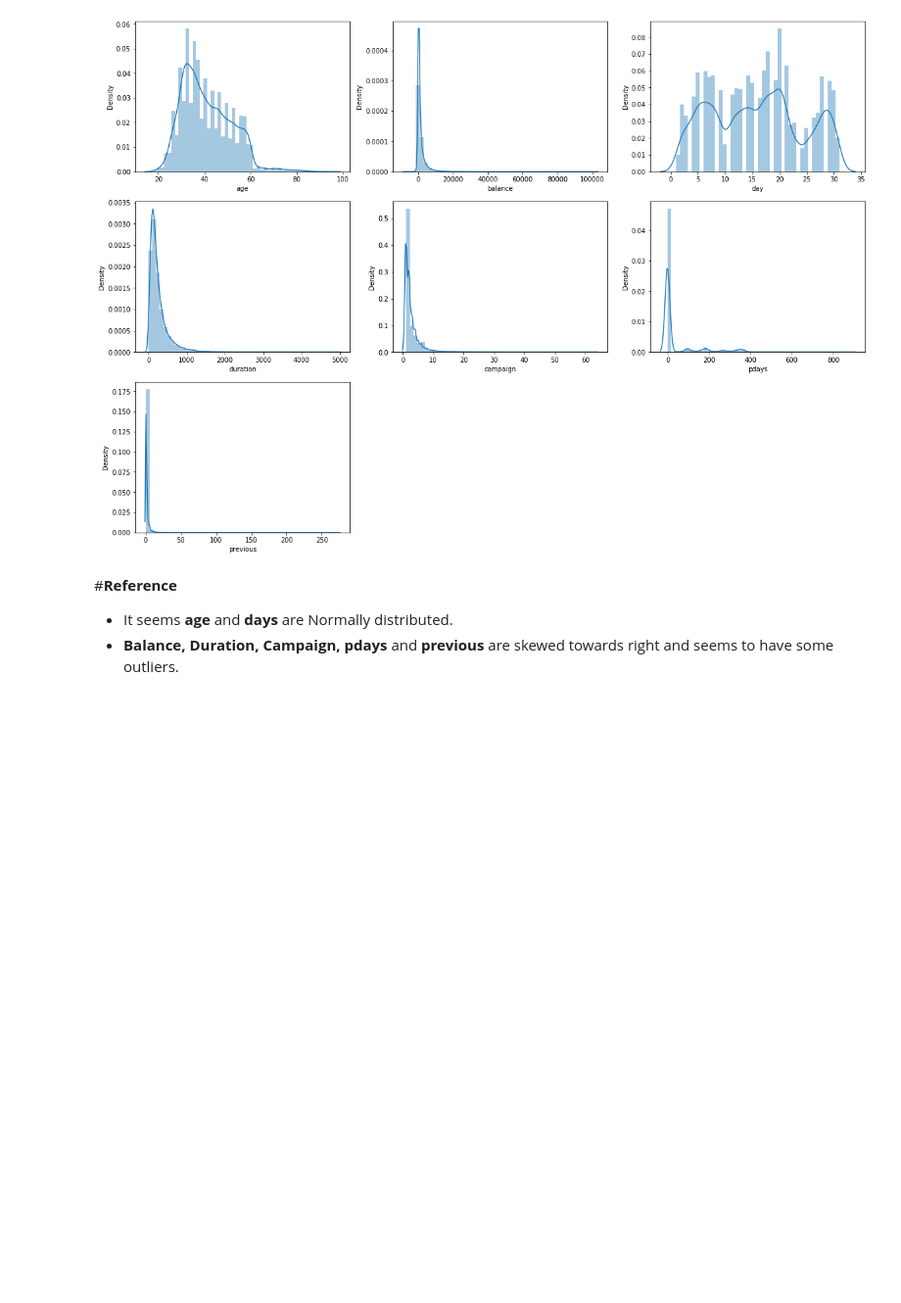
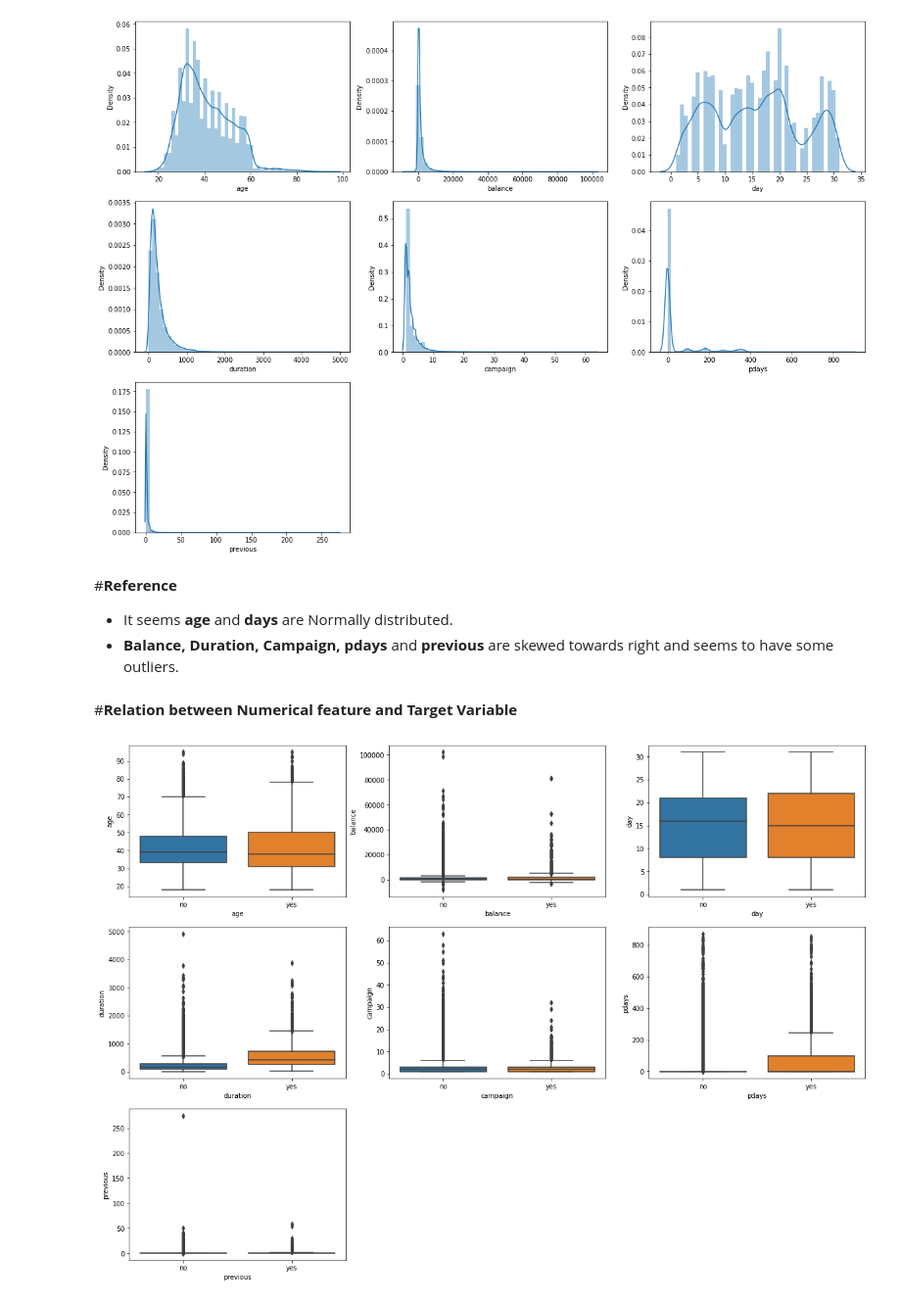
Before and after one commit to shwetaNayak19/Bank-Marketing-Effectiveness-Prediction, a Jupyter notebook: Bank_Marketing_Effectiveness_Prediction.ipynb, the cells around one changed output. Shown at 98% size. Cells and saved outputs as stored; diff of their text form; code cells hidden in the pictures; blank space fills up the shorter version.

Commit message:
Commit:3 EDA( Relation between categorical value and Target variable)

```diff
--- a/Bank_Marketing_Effectiveness_Prediction.ipynb
+++ b/Bank_Marketing_Effectiveness_Prediction.ipynb
@@ -444,3 +444,17 @@ plt.show()
 #**Reference**
 * It seems **age** and **days** are Normally distributed.
 * **Balance, Duration, Campaign, pdays** and **previous** are skewed towards right and seems to have some outliers.
+# %% [markdown]
+#**Relation between Numerical feature  and Target Variable**
+# %%
+#Box plot to show target distribution with respect to numerical features.
+plt.figure(figsize=(20,60),facecolor='white')
+plotnumber = 1
+for feature in con_feature:
+  ax = plt.subplot(12,3,plotnumber)
+  sns.boxplot(x="y", y= df[feature], data=df)
+  plt.xlabel(feature)
+  plotnumber+= 1
+plt.show()
+# %% [output]
+[figure, added]
```
Also changed, not shown: parts of 10 cells of this notebook.
